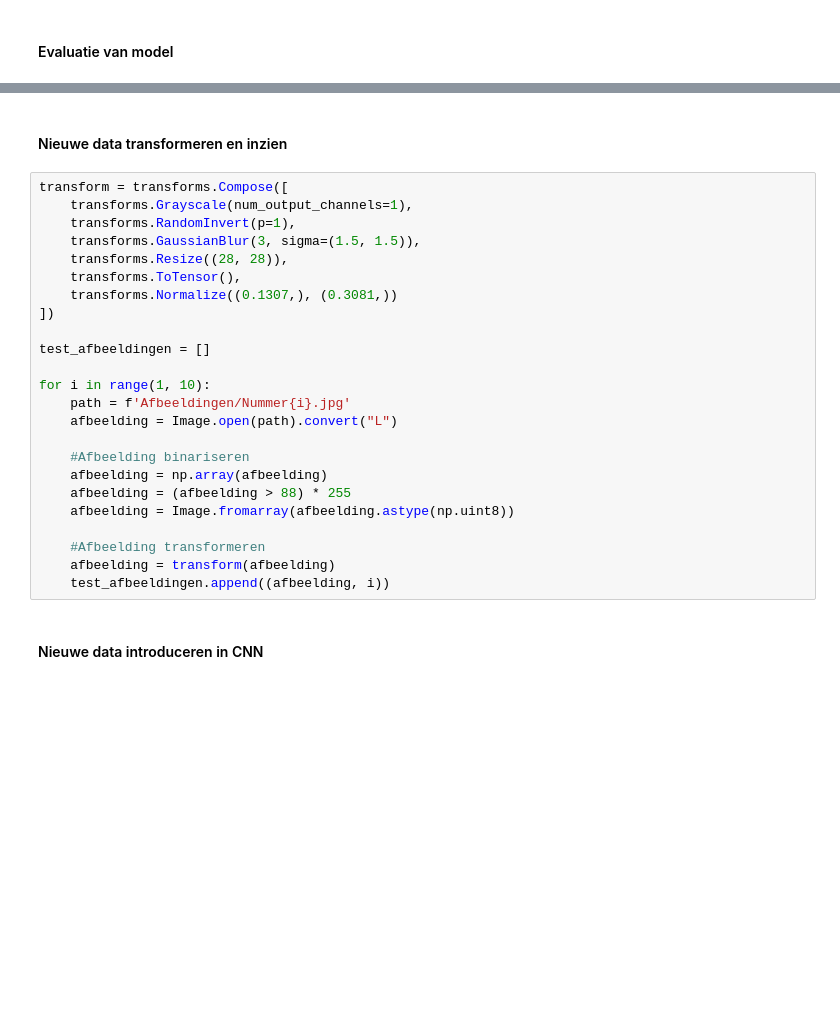
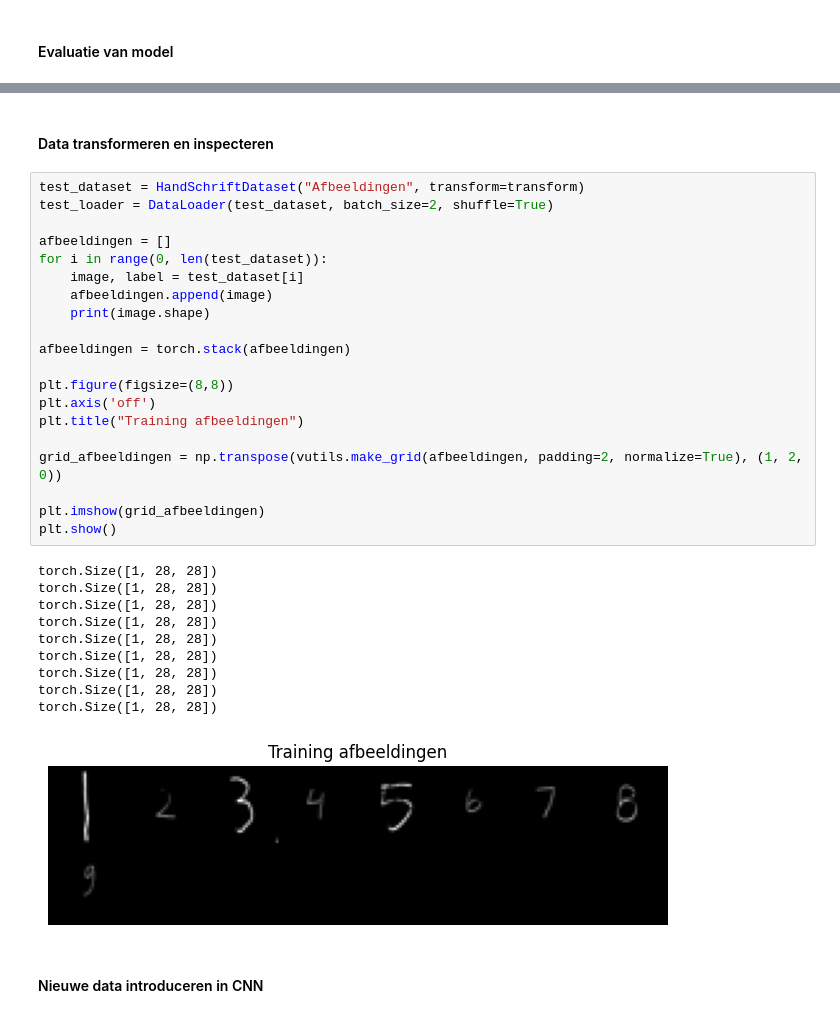
Before and after one commit to Boris2004/Neuraal_Netwerk_Project, a Jupyter notebook: CNN_model.ipynb, the cells around one changed output, grey strips where cells are left out. Drawn from its saved outputs; the diff is of its cells as text; blank space fills up the shorter version.

```diff
--- a/CNN_model.ipynb
+++ b/CNN_model.ipynb
@@ -174,29 +217,36 @@ Accuratie na training: 98.39%
 # %% [markdown]
-#### Nieuwe data transformeren en inzien
+#### Data transformeren en inspecteren
-# %%
-transform = transforms.Compose([
-    transforms.Grayscale(num_output_channels=1),
-    transforms.RandomInvert(p=1),
-    transforms.GaussianBlur(3, sigma=(1.5, 1.5)),
-    transforms.Resize((28, 28)),
-    transforms.ToTensor(),
-    transforms.Normalize((0.1307,), (0.3081,))
-])
-
-test_afbeeldingen = []
-
-for i in range(1, 10):
-    path = f'Afbeeldingen/Nummer{i}.jpg'
-    afbeelding = Image.open(path).convert("L")
-
-    #Afbeelding binariseren
-    afbeelding = np.array(afbeelding)
-    afbeelding = (afbeelding > 88) * 255
-    afbeelding = Image.fromarray(afbeelding.astype(np.uint8))
-
-    #Afbeelding transformeren
-    afbeelding = transform(afbeelding)
-    test_afbeeldingen.append((afbeelding, i))
+# %%
+test_dataset = HandSchriftDataset("Afbeeldingen", transform=transform)
+test_loader = DataLoader(test_dataset, batch_size=2, shuffle=True)
+
+afbeeldingen = []
+for i in range(0, len(test_dataset)):
+    image, label = test_dataset[i]
+    afbeeldingen.append(image)
+    print(image.shape)
+
+afbeeldingen = torch.stack(afbeeldingen)
+
+plt.figure(figsize=(8,8))
+plt.axis('off')
+plt.title("Training afbeeldingen")
+
+grid_afbeeldingen = np.transpose(vutils.make_grid(afbeeldingen, padding=2, normalize=True), (1, 2, 0))
+
+plt.imshow(grid_afbeeldingen)
+plt.show()
+# %% [output]
+torch.Size([1, 28, 28])
+torch.Size([1, 28, 28])
+torch.Size([1, 28, 28])
+torch.Size([1, 28, 28])
+torch.Size([1, 28, 28])
+torch.Size([1, 28, 28])
+torch.Size([1, 28, 28])
+torch.Size([1, 28, 28])
+torch.Size([1, 28, 28])
+[figure, added]
 # %% [markdown]
 #### Nieuwe data introduceren in CNN
 # %%
```
Also changed, not shown: parts of 8 cells of this notebook.
